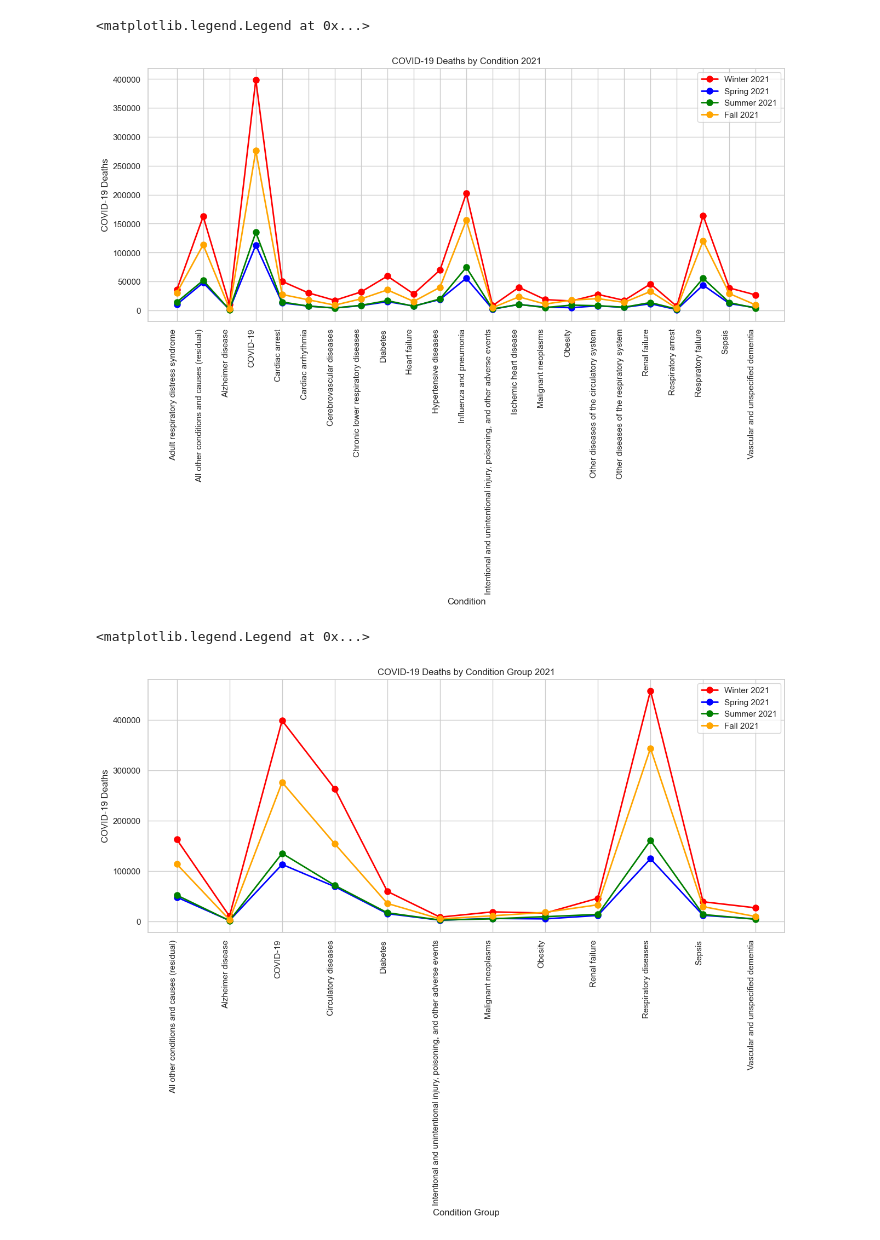
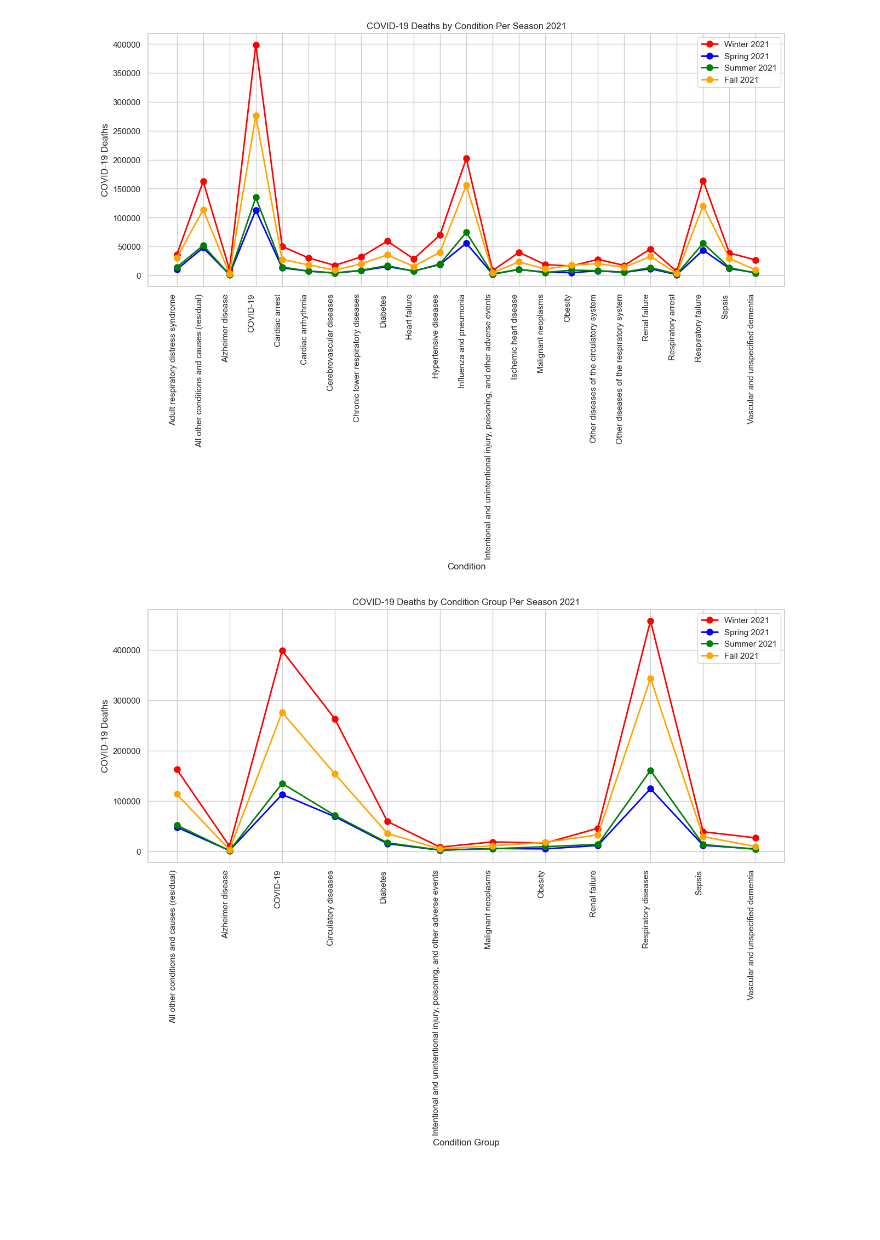
Before and after one commit to willbang548/Group_1, a Jupyter notebook: main.ipynb, the cells around one changed output. Saved outputs shown, nothing was run; the diff lists cells and outputs as text; code cells hidden in the pictures; blank space fills up the shorter version.

```diff
--- a/main.ipynb
+++ b/main.ipynb
@@ -171,26 +156,0 @@ plt.show()
-# %%
-
-
-sns.set(style="whitegrid")
-plt.subplots(figsize=(15, 6))
-sns.lineplot(x="Season", y="COVID-19 Deaths", data=covid_seasons)
-
-slope, intercept, r_value, p_value, std_err = st.linregress(covid_seasons.index, covid_seasons['COVID-19 Deaths'])
-expected_values = [slope * i + intercept for i in covid_seasons.index]
-
-sns.lineplot(x='Season', y=expected_values, data=covid_seasons, color='red')
-plt.xticks(rotation=45, ha='right')
-plt.title('Linear Regression of COVID-19 Deaths by Season')
-plt.xlabel('Season')
-plt.ylabel('Deaths')
-
-
-rss = sum((covid_seasons['COVID-19 Deaths'] - expected_values) ** 2)
-tss = sum((covid_seasons['COVID-19 Deaths'] - np.mean(covid_seasons['COVID-19 Deaths'])) ** 2)
-r_squared = 1 - (rss / tss)
-
-print(f'R-squared: {r_squared:.2f}')
-print(f'p-value: {p_value:.2f}')
-print(f'std_err: {std_err:.2f}')
-
-plt.show()
@@ -240,31 +184,39 @@ condition_group_df
 # %%
+
+# Create a Line Graph to show the number of COVID-19 deaths by season and condition for 2021
 condition2021 = condition_df[condition_df['Year'] == 2021]
 
+# Create a list of the seasons and a list of the deaths for each season
 x1 = condition2021[condition2021['Season'] == 'Winter']['Condition']
 y1 = condition2021[condition2021['Season'] == 'Winter']['COVID-19 Deaths']
 x2 = condition2021[condition2021['Season'] == 'Spring']['Condition']
 y2 = condition2021[condition2021['Season'] == 'Spring']['COVID-19 Deaths']
 x3 = condition2021[condition2021['Season'] == 'Summer']['Condition']
 y3 = condition2021[condition2021['Season'] == 'Summer']['COVID-19 Deaths']
 x4 = condition2021[condition2021['Season'] == 'Fall']['Condition']
 y4 = condition2021[condition2021['Season'] == 'Fall']['COVID-19 Deaths']
 
+# Plot the data
 plt.figure(figsize=(15, 6))
 plt.plot(x1, y1, color='red', marker='o', linewidth=2, markersize=8)
 plt.plot(x2, y2, color='blue', marker='o', linewidth=2, markersize=8)
 plt.plot(x3, y3, color='green', marker='o', linewidth=2, markersize=8)
 plt.plot(x4, y4, color='orange', marker='o', linewidth=2, markersize=8)
 plt.xticks(rotation=90, ha='right')
-plt.title('COVID-19 Deaths by Condition 2021')
+plt.title('COVID-19 Deaths by Condition Per Season 2021')
 plt.xlabel('Condition')
 plt.ylabel('COVID-19 Deaths')
 plt.legend(['Winter 2021', 'Spring 2021', 'Summer 2021', 'Fall 2021'])
+
+# Show the plot
+plt.show()
 # %% [output]
-<matplotlib.legend.Legend at 0x...>
-[figure, old version]
+[figure, new version]
 # %%
+# Create a Line Graph to show the number of COVID-19 deaths by season and condition group for 2021
 condition_group2021 = condition_group_df[condition_group_df['Year'] == 2021]
 
+# Create a list of the seasons and a list of the deaths for each season
 x1 = condition_group2021[condition_group2021['Season'] == 'Winter']['Condition Group']
 y1 = condition_group2021[condition_group2021['Season'] == 'Winter']['COVID-19 Deaths']
 x2 = condition_group2021[condition_group2021['Season'] == 'Spring']['Condition Group']
@@ -274,17 +226,20 @@ y3 = condition_group2021[condition_group2021['Season'] == 'Summer']['COVID-19 De
 x4 = condition_group2021[condition_group2021['Season'] == 'Fall']['Condition Group']
 y4 = condition_group2021[condition_group2021['Season'] == 'Fall']['COVID-19 Deaths']
 
+# Plot the data
 plt.figure(figsize=(15, 6))
 plt.plot(x1, y1, color='red', marker='o', linewidth=2, markersize=8)
 plt.plot(x2, y2, color='blue', marker='o', linewidth=2, markersize=8)
 plt.plot(x3, y3, color='green', marker='o', linewidth=2, markersize=8)
 plt.plot(x4, y4, color='orange', marker='o', linewidth=2, markersize=8)
 plt.xticks(rotation=90, ha='right')
-plt.title('COVID-19 Deaths by Condition Group 2021')
+plt.title('COVID-19 Deaths by Condition Group Per Season 2021')
 plt.xlabel('Condition Group')
 plt.ylabel('COVID-19 Deaths')
 plt.legend(['Winter 2021', 'Spring 2021', 'Summer 2021', 'Fall 2021'])
+
+# Show the plot
+plt.show()
 # %% [output]
-<matplotlib.legend.Legend at 0x...>
-[figure, old version]
+[figure, new version]
 # %%
```
Also changed, not shown: parts of 8 cells of this notebook.
